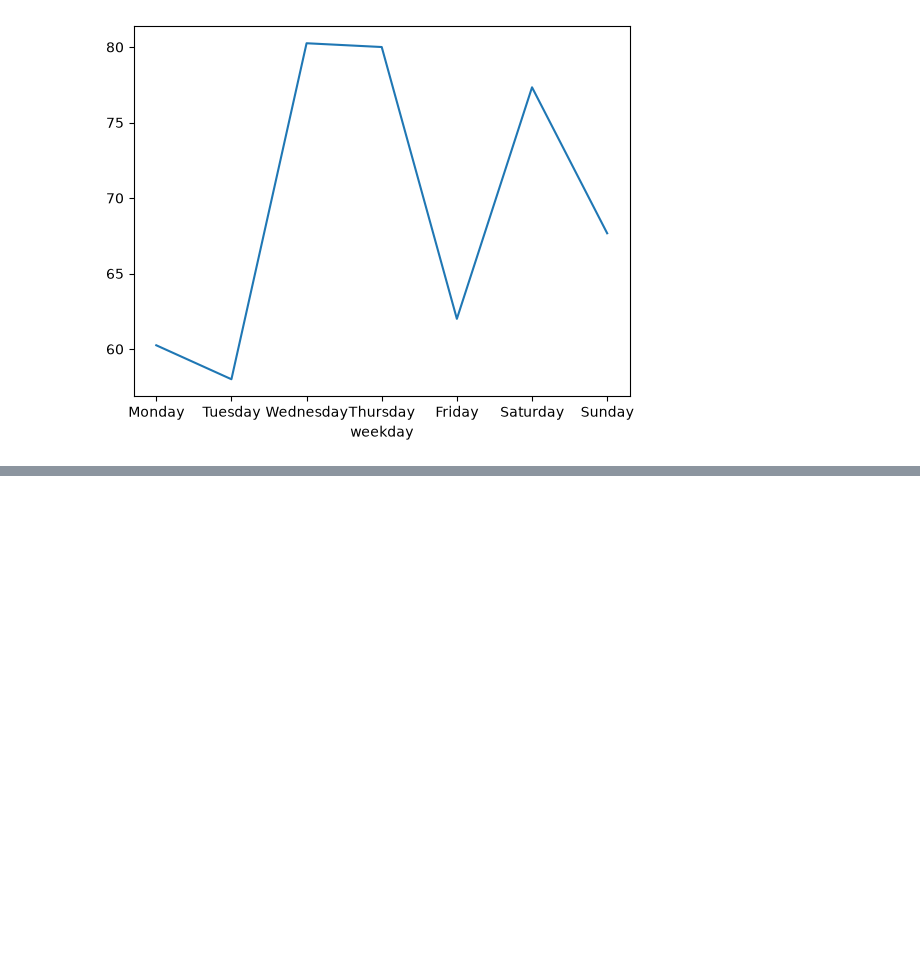
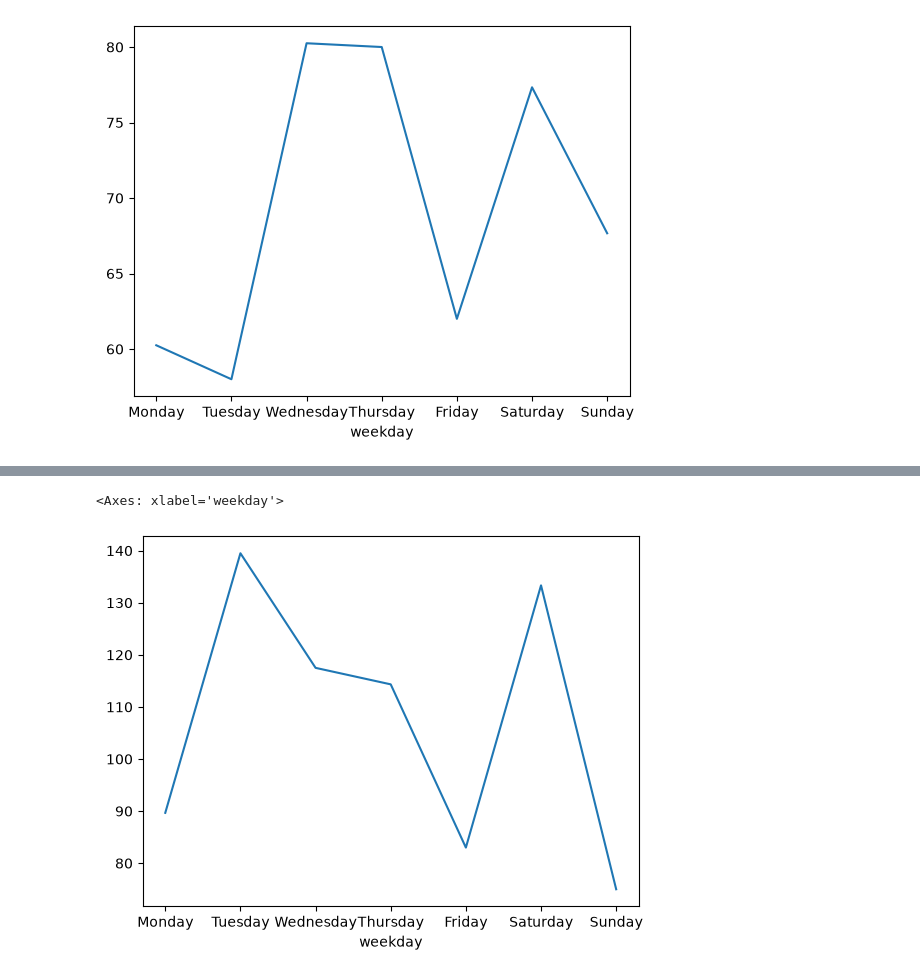
Before and after one commit to Margaret-Paty/Athletics-Analysis, a Jupyter notebook: notebooks/explore_sleep.ipynb, the cells around one changed output, grey strips where cells are left out. Saved outputs shown, nothing was run; the diff lists cells and outputs as text; code cells hidden in the pictures; blank space fills up the shorter version.

```diff
--- a/notebooks/explore_sleep.ipynb
+++ b/notebooks/explore_sleep.ipynb
@@ -86,0 +125,13 @@ hours_spec.plot()
+# %%
+rem_by_weekday = group_sleep(
+    sleep,
+    filters={"year": 2026, "month": 7},
+    group_by="weekday",
+    metric="rem_minutes",
+    order=order
+)
+
+rem_by_weekday.plot()
+# %% [output]
+<Axes: xlabel='weekday'>
+[figure, added]
```
Also changed, not shown: parts of 5 cells of this notebook, 2 other files.
